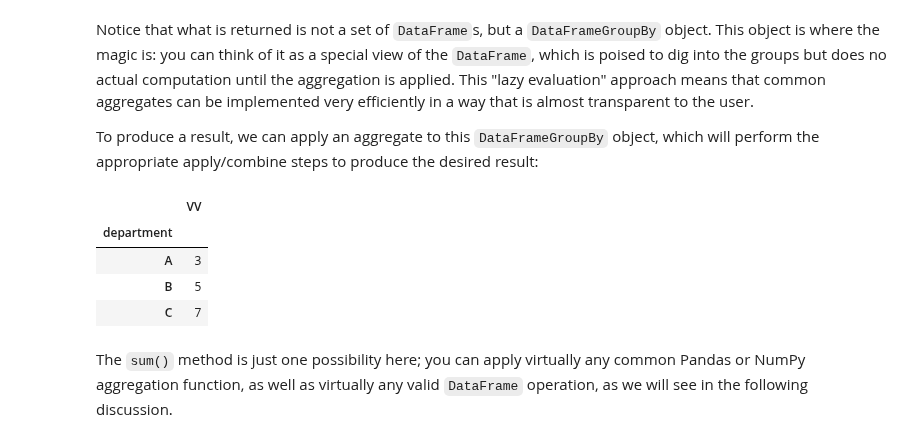
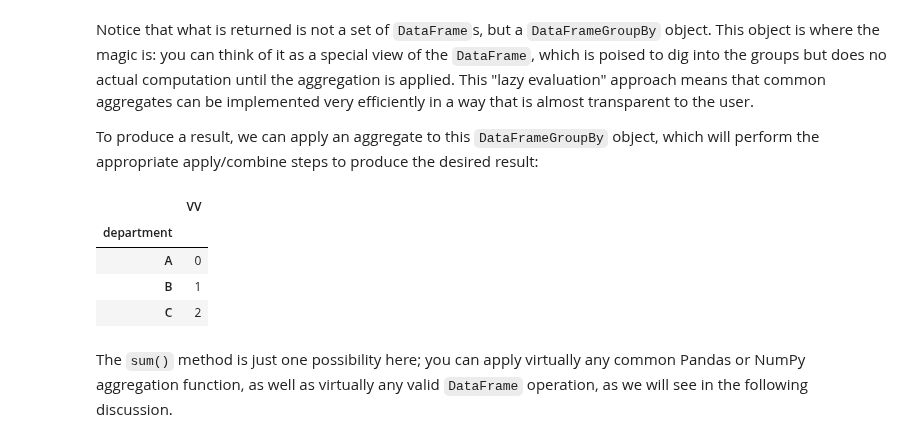
Before and after one commit to Mlcruz9/DS_TheBridgeBBK_SBIL2023, a Jupyter notebook: 2-Data_Analysis/2-Pandas/Teoría/6_Aggregation-and-Grouping.ipynb, the cells around one changed output. Saved outputs shown, nothing was run; the diff lists cells and outputs as text; code cells hidden in the pictures.

```diff
--- a/2-Data_Analysis/2-Pandas/Teoría/6_Aggregation-and-Grouping.ipynb
+++ b/2-Data_Analysis/2-Pandas/Teoría/6_Aggregation-and-Grouping.ipynb
@@ -199,14 +201,14 @@ This "lazy evaluation" approach means that common aggregates can be implemented
 
 To produce a result, we can apply an aggregate to this ``DataFrameGroupBy`` object, which will perform the appropriate apply/combine steps to produce the desired result:
 # %%
-df_grouped = df.groupby('department').sum()
+df_grouped = df.groupby('department').min()
 df_grouped
 # %% [output]
 |  | VV |
 | department |  |
-| A | 3 |
-| B | 5 |
-| C | 7 |
+| A | 0 |
+| B | 1 |
+| C | 2 |
 # %% [markdown]
 The ``sum()`` method is just one possibility here; you can apply virtually any common Pandas or NumPy aggregation function, as well as virtually any valid ``DataFrame`` operation, as we will see in the following discussion.
 # %% [markdown]
```
Also changed, not shown: parts of 8 cells of this notebook, 3 other files.
